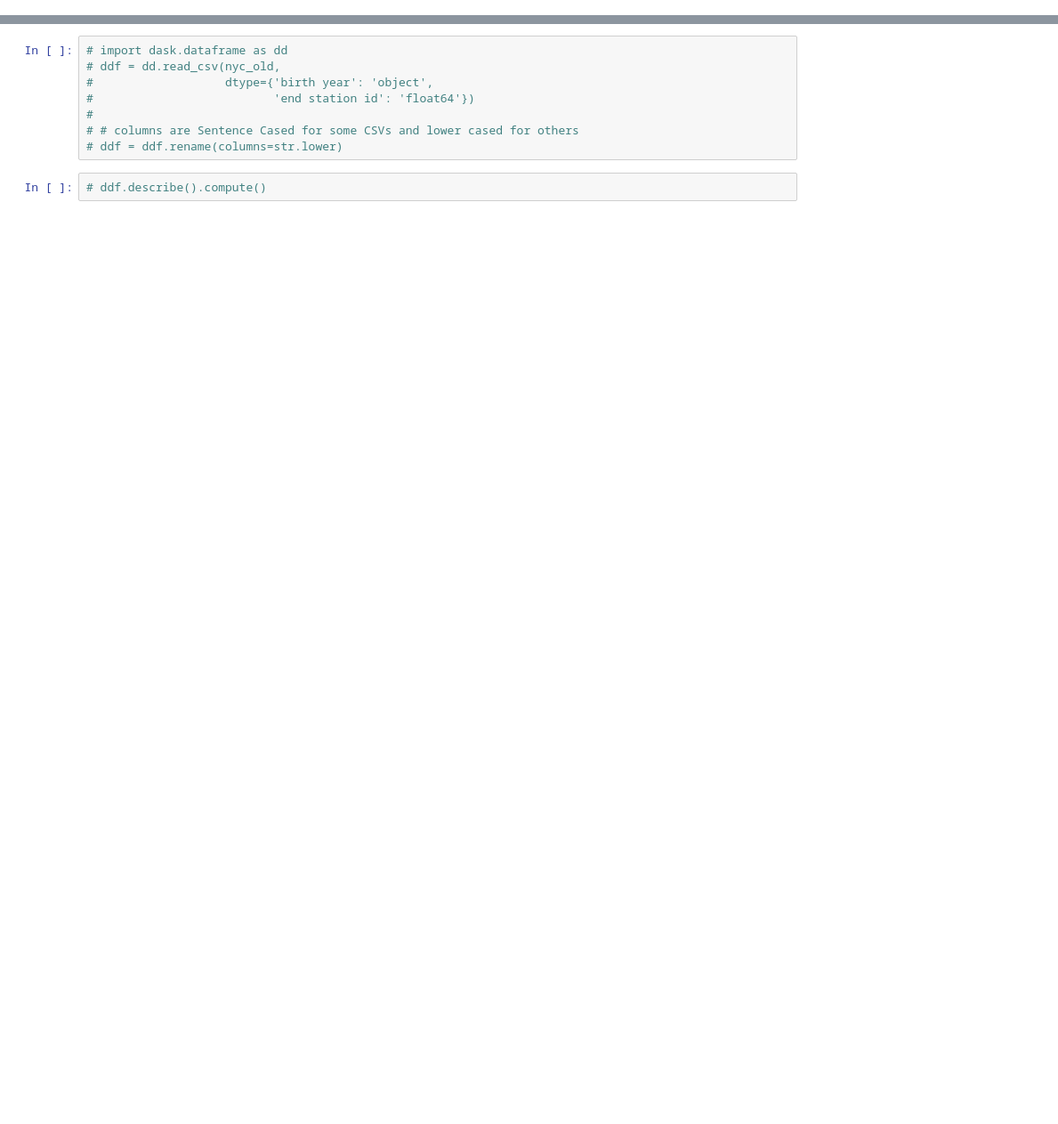
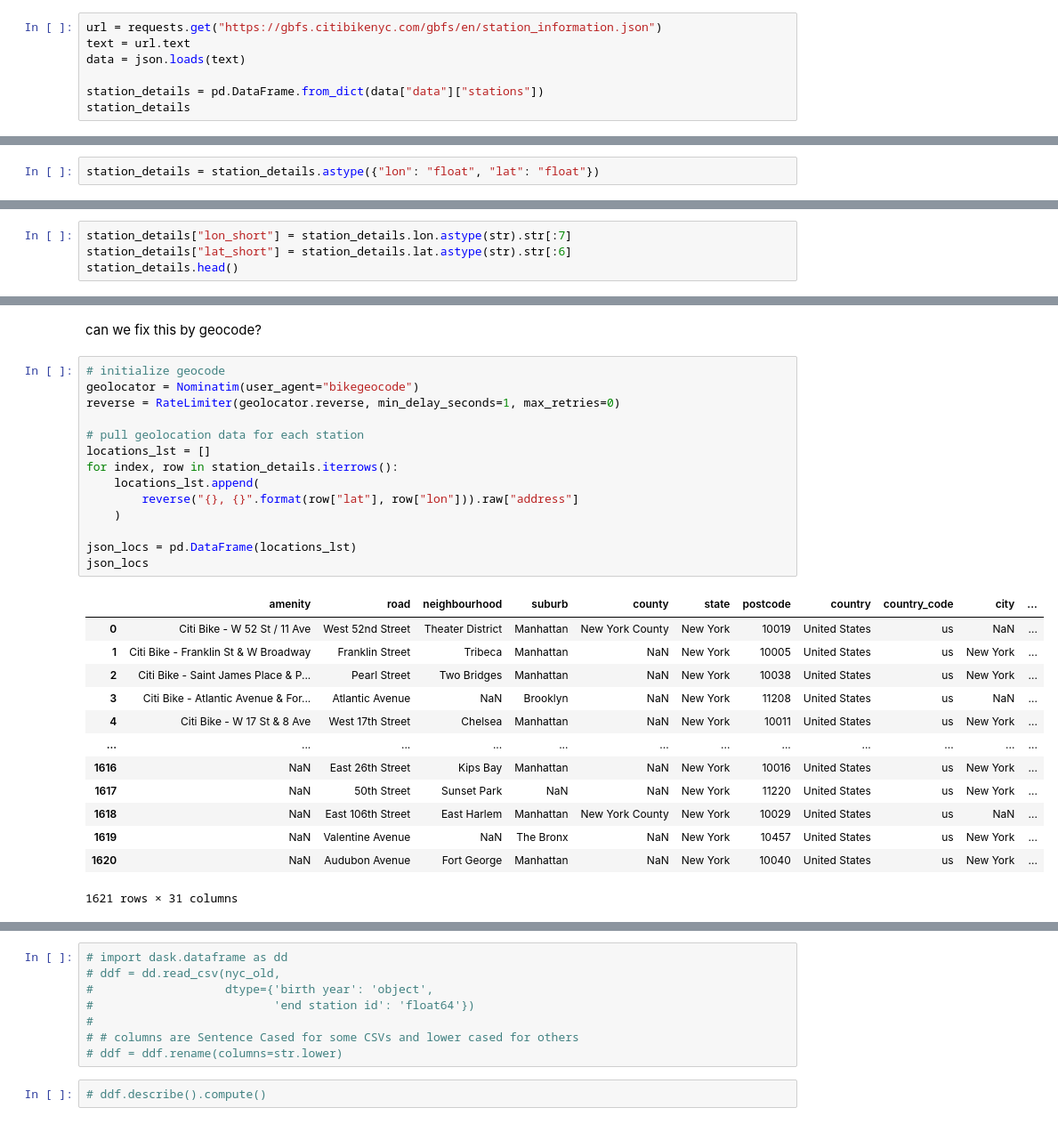
Before and after one commit to rishigoutam/citibike, a Jupyter notebook: clobber.ipynb, the cells around one changed output, grey strips where cells are left out. Shown at 89% size. Saved outputs shown, nothing was run; the diff lists cells and outputs as text; blank space fills up the shorter version.

Commit message:
finished stations data extraction

```diff
--- a/clobber.ipynb
+++ b/clobber.ipynb
@@ -163,0 +330,7 @@ jc_old_schema_summary
+# %%
+url = requests.get("https://gbfs.citibikenyc.com/gbfs/en/station_information.json")
+text = url.text
+data = json.loads(text)
+
+station_details = pd.DataFrame.from_dict(data["data"]["stations"])
+station_details
@@ -163,0 +376,2 @@ jc_old_schema_summary
+# %%
+station_details = station_details.astype({"lon": "float", "lat": "float"})
@@ -163,0 +397,4 @@ jc_old_schema_summary
+# %%
+station_details["lon_short"] = station_details.lon.astype(str).str[:7]
+station_details["lat_short"] = station_details.lat.astype(str).str[:6]
+station_details.head()
@@ -163,0 +430,30 @@ jc_old_schema_summary
+# %% [markdown]
+can we fix this by geocode?
+# %%
+# initialize geocode
+geolocator = Nominatim(user_agent="bikegeocode")
+reverse = RateLimiter(geolocator.reverse, min_delay_seconds=1, max_retries=0)
+
+# pull geolocation data for each station
+locations_lst = []
+for index, row in station_details.iterrows():
+    locations_lst.append(
+        reverse("{}, {}".format(row["lat"], row["lon"])).raw["address"]
+    )
+
+json_locs = pd.DataFrame(locations_lst)
+json_locs
+# %% [output]
+|  | amenity | road | neighbourhood | suburb | county | state | postcode | country | country_code | city | ... |
+| 0 | Citi Bike - W 52 St / 11 Ave | West 52nd Street | Theater District | Manhattan | New York County | New York | 10019 | United States | us | NaN | ... |
+| 1 | Citi Bike - Franklin St & W Broadway | Franklin Street | Tribeca | Manhattan | NaN | New York | 10005 | United States | us | New York | ... |
+| 2 | Citi Bike - Saint James Place & P... | Pearl Street | Two Bridges | Manhattan | NaN | New York | 10038 | United States | us | New York | ... |
+| 3 | Citi Bike - Atlantic Avenue & For... | Atlantic Avenue | NaN | Brooklyn | NaN | New York | 11208 | United States | us | NaN | ... |
+| 4 | Citi Bike - W 17 St & 8 Ave | West 17th Street | Chelsea | Manhattan | NaN | New York | 10011 | United States | us | New York | ... |
+| ... | ... | ... | ... | ... | ... | ... | ... | ... | ... | ... | ... |
+| 1616 | NaN | East 26th Street | Kips Bay | Manhattan | NaN | New York | 10016 | United States | us | New York | ... |
+| 1617 | NaN | 50th Street | Sunset Park | NaN | NaN | New York | 11220 | United States | us | New York | ... |
+| 1618 | NaN | East 106th Street | East Harlem | Manhattan | New York County | New York | 10029 | United States | us | NaN | ... |
+| 1619 | NaN | Valentine Avenue | NaN | The Bronx | NaN | New York | 10457 | United States | us | New York | ... |
+| 1620 | NaN | Audubon Avenue | Fort George | Manhattan | NaN | New York | 10040 | United States | us | New York | ... |
+1621 rows × 31 columns
```
Also changed, not shown: parts of 57 cells of this notebook.
